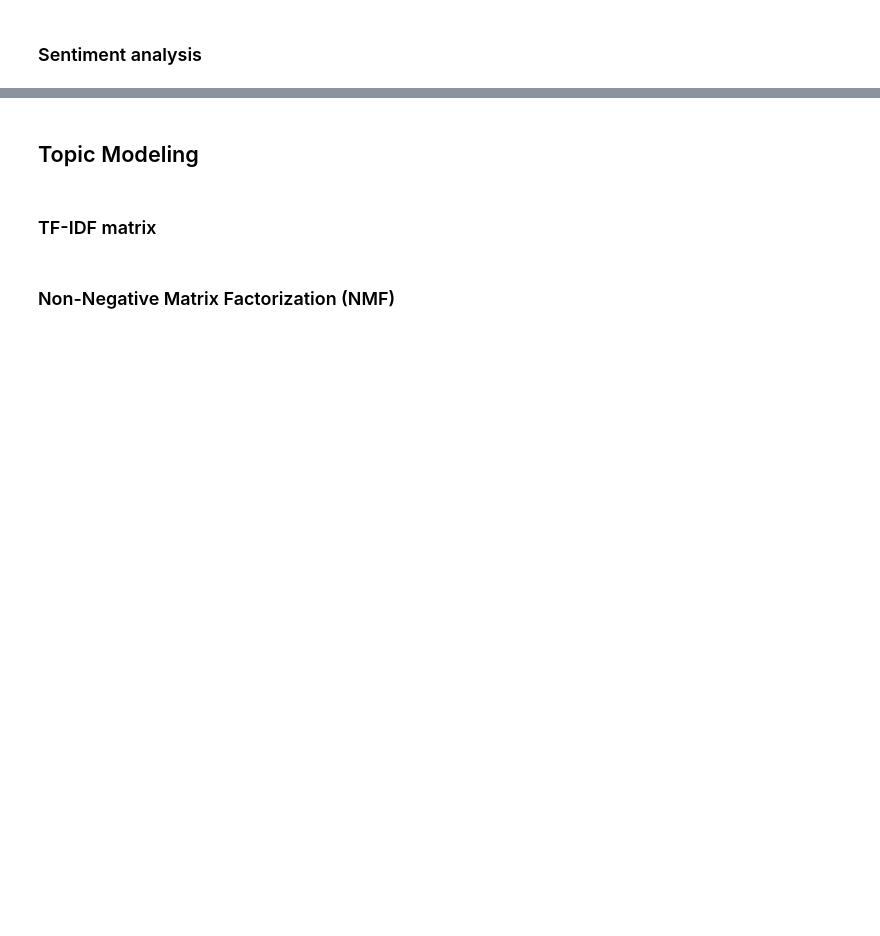
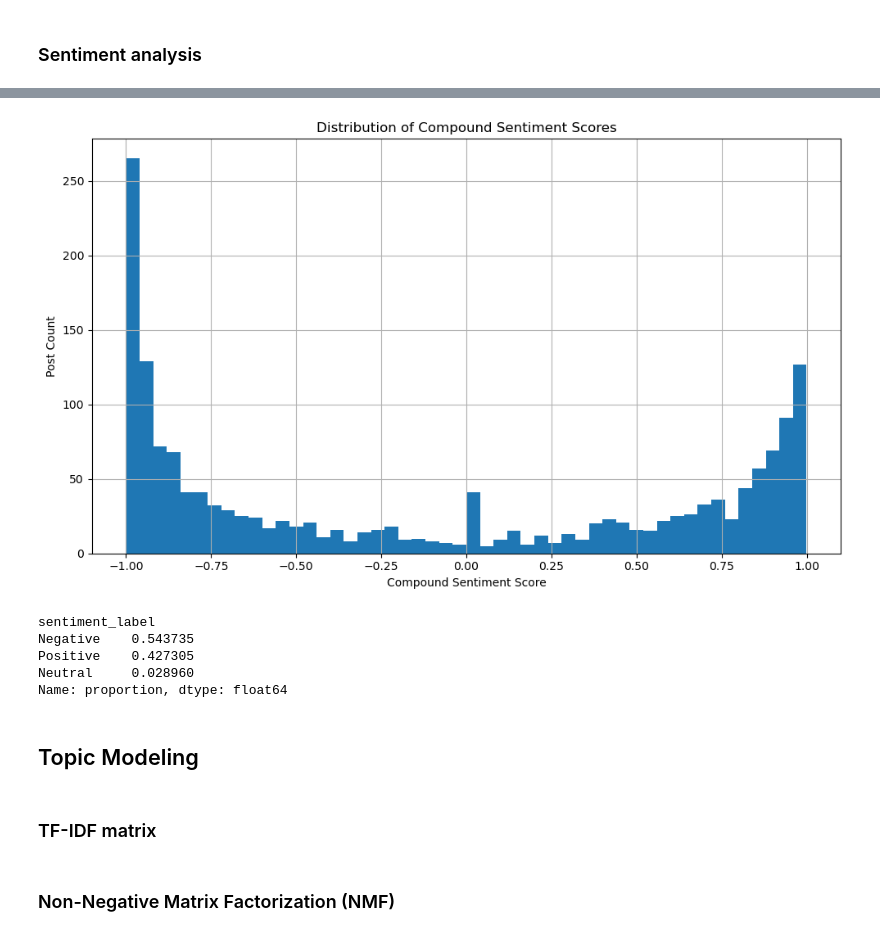
Before and after one commit to zrich1114/reddit-mental-health, a Jupyter notebook: notebooks/reddit-bipolar.ipynb, the cells around one changed output, grey strips where cells are left out. Drawn from its saved outputs; the diff is of its cells as text; code cells hidden in the pictures; blank space fills up the shorter version.

Commit message:
implemented sentiment analysis and tf-idf matrix

```diff
--- a/notebooks/reddit-bipolar.ipynb
+++ b/notebooks/reddit-bipolar.ipynb
@@ -136,0 +157,11 @@ plt.show()
+# %%
+sia = SentimentIntensityAnalyzer()
+
+# generates a dictionary of normalized scores (neg, neu, pos, compound)
+bipolar_df['sentiment'] = bipolar_df['post'].apply(sia.polarity_scores)
+
+# creates a dataframe from json
+sentiment_df = pd.json_normalize(bipolar_df['sentiment'])
+
+# concatenates the bipolar_df and sentiment_df columns
+bipolar_df = pd.concat([bipolar_df, sentiment_df], axis=1)
@@ -137,3 +181,30 @@ plt.show()
+# %%
+plt.figure(figsize=(10, 6))
+plt.hist(bipolar_df['compound'], bins=50)
+plt.title('Distribution of Compound Sentiment Scores')
+plt.xlabel('Compound Sentiment Score')
+plt.ylabel('Post Count')
+plt.grid(True)
+plt.tight_layout()
+plt.show()
+# %% [output]
+[figure, added]
+# %%
+def label_sentiment(x: float):
+  if x <= -0.05:
+    return 'Negative'
+  if x >= 0.05:
+    return 'Positive'
+  return 'Neutral'
+
+bipolar_df['sentiment_label'] = bipolar_df['compound'].apply(label_sentiment)
+bipolar_df['sentiment_label'].value_counts(normalize=True)
+# %% [output]
+sentiment_label
+Negative    0.543735
+Positive    0.427305
+Neutral     0.028960
+Name: proportion, dtype: float64
 # %% [markdown]
 ## Topic Modeling
 # %% [markdown]
```
Also changed, not shown: parts of 6 cells of this notebook.
